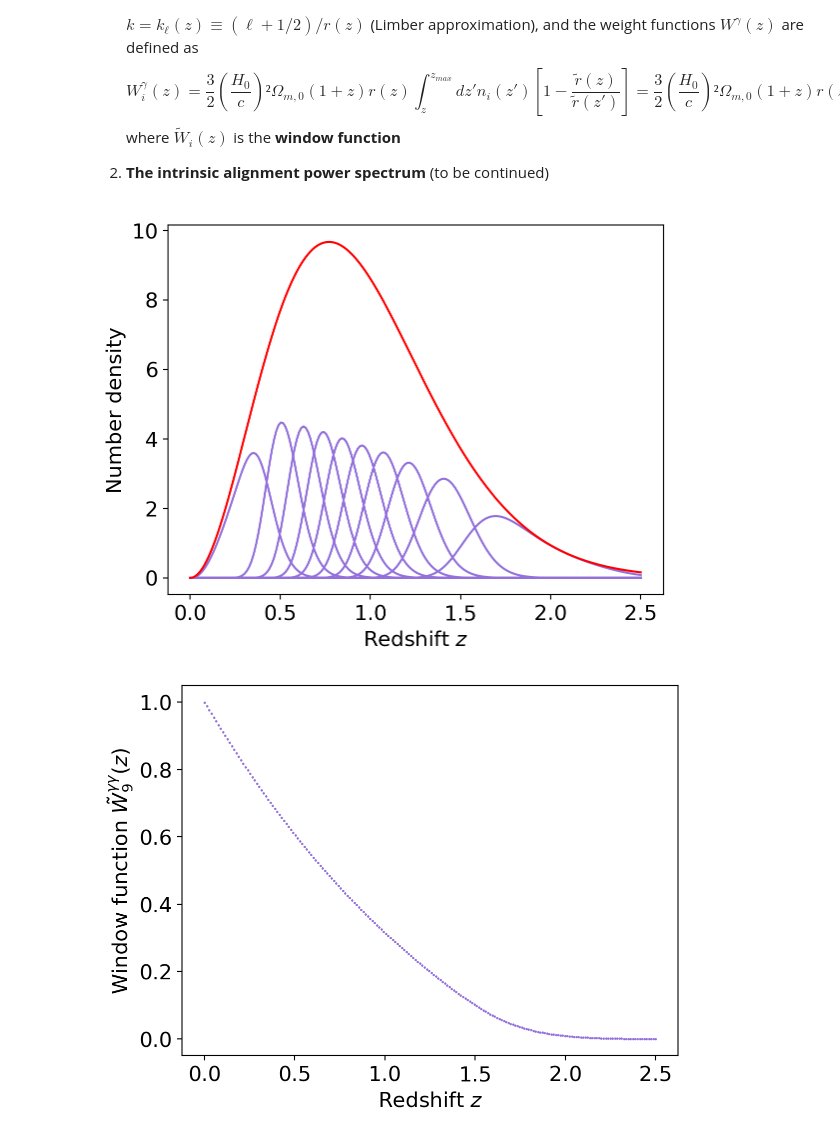
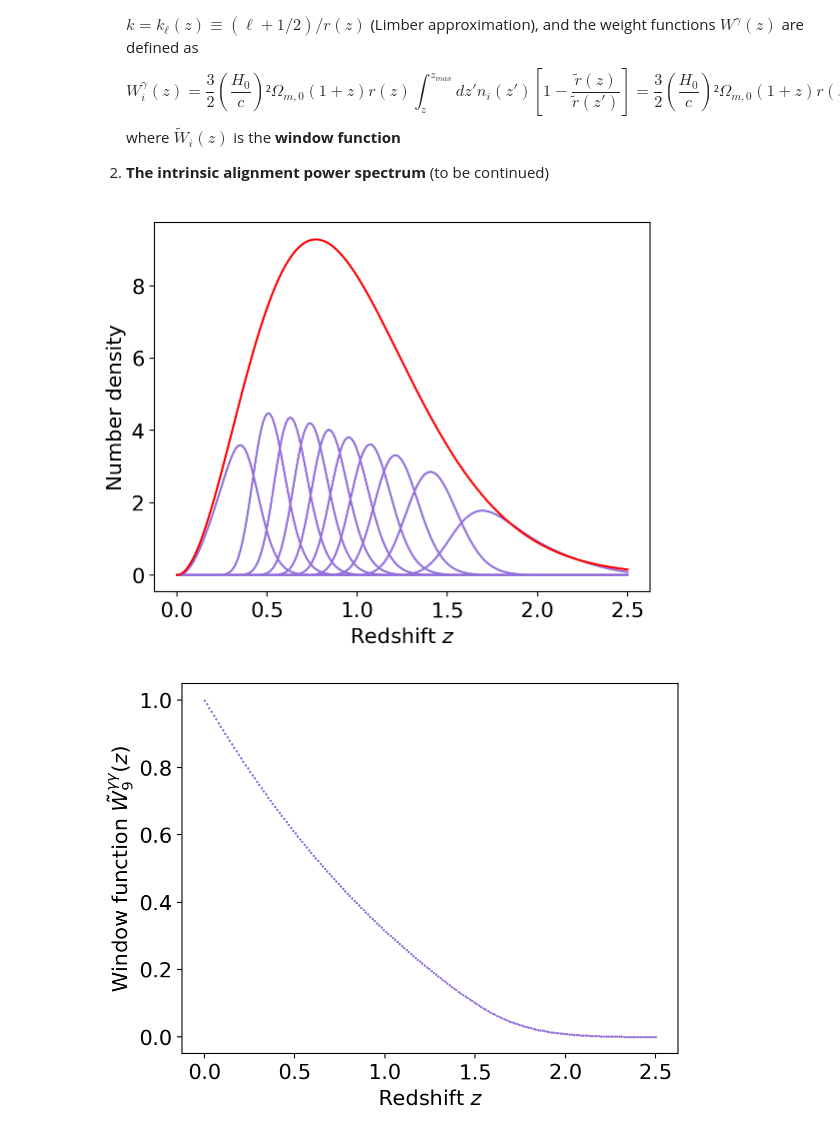
Before and after one commit to vPedreros/dfi-summer-2023, a Jupyter notebook: summer_nb.ipynb, the cells around one changed output. Saved outputs shown, nothing was run; the diff lists cells and outputs as text; code cells hidden in the pictures.

```diff
--- a/summer_nb.ipynb
+++ b/summer_nb.ipynb
@@ -258,11 +244,11 @@ for i in range(10):
 # %%
 fig, ax = plt.subplots()
 
 for i in range(10):
     ax.plot(z_to_plot, dict_ndsty['bin_ndensity_%s'%(str(i))](z_to_plot), c='mediumpurple')
-ax.plot(z_to_plot, 25*n(z_to_plot), c='red')
+ax.plot(z_to_plot, 24*n(z_to_plot), c='red')
 ax.set_xlabel('Redshift $z$')
 ax.set_ylabel('Number density');
 # %% [output]
-[figure, old version]
+[figure, new version]
 # %%
```
Also changed, not shown: parts of 27 cells of this notebook.
